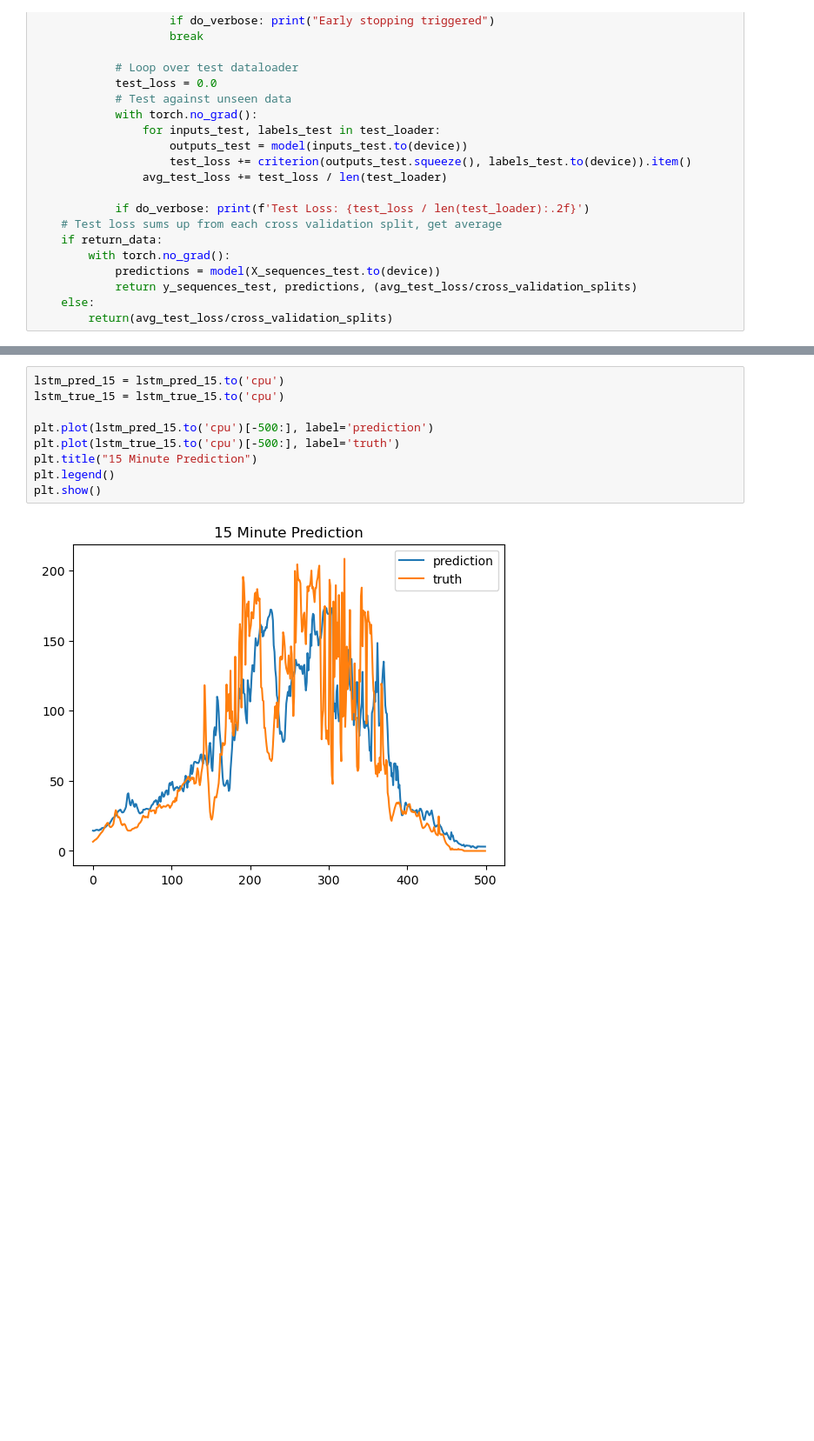
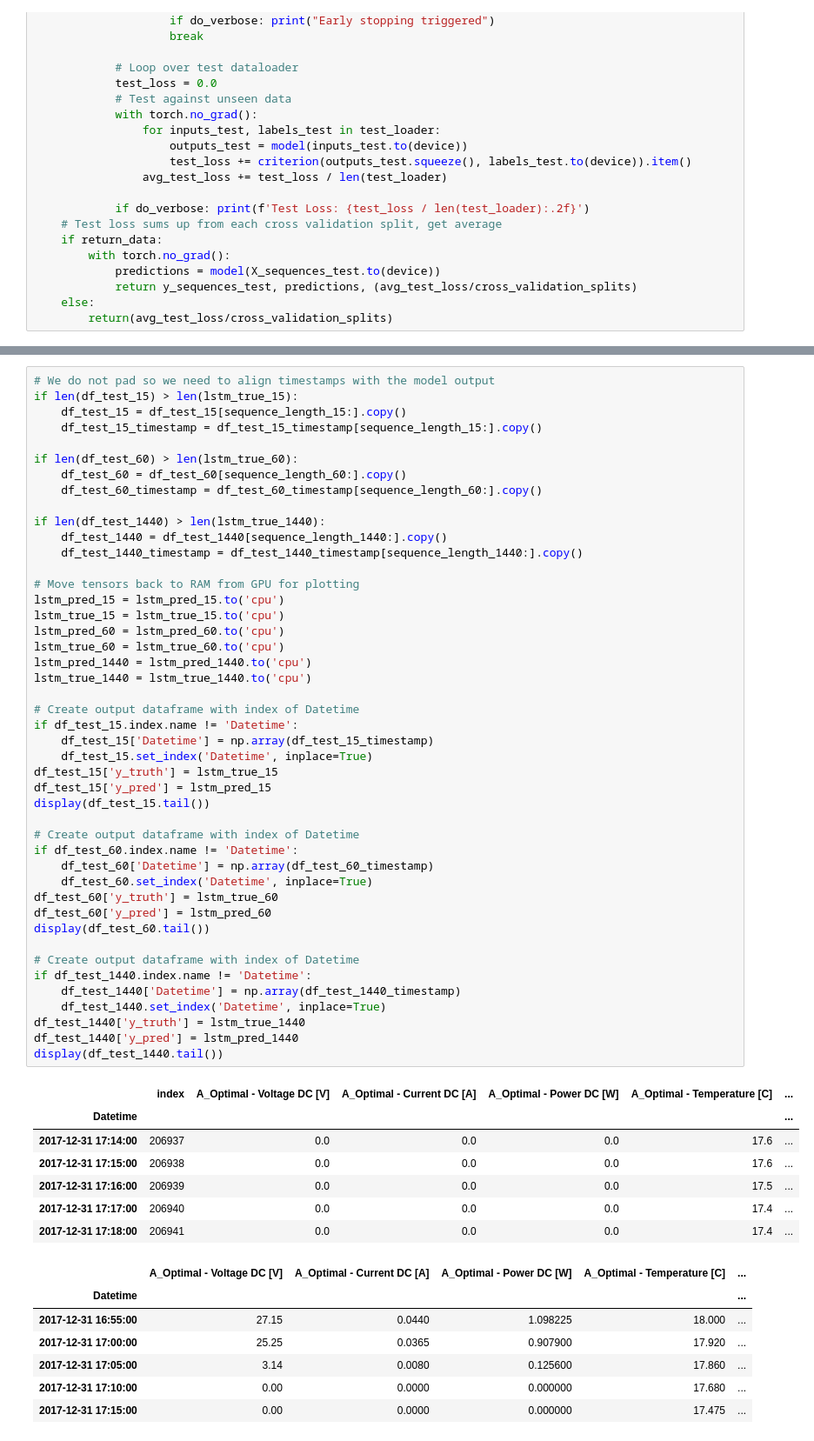
Before and after one commit to navanodonavan/MSAAI530_Final_Project_G6, a Jupyter notebook: MSAAI530_Final_Project_LSTM_Regression.ipynb, the cells around one changed output, grey strips where cells are left out. Shown at 87% size. Drawn from its saved outputs; the diff is of its cells as text; blank space fills up the shorter version.

```diff
--- a/MSAAI530_Final_Project_LSTM_Regression.ipynb
+++ b/MSAAI530_Final_Project_LSTM_Regression.ipynb
@@ -436,11 +477,60 @@ linear_loss_1440=1525.45 lstm_loss_1440=1381.39
-# %%
-lstm_pred_15 = lstm_pred_15.to('cpu')
-lstm_true_15 = lstm_true_15.to('cpu')
-
-plt.plot(lstm_pred_15.to('cpu')[-500:], label='prediction')
-plt.plot(lstm_true_15.to('cpu')[-500:], label='truth')
-plt.title("15 Minute Prediction")
-plt.legend()
-plt.show()
-# %% [output]
-[figure, removed]
+# %%
+# We do not pad so we need to align timestamps with the model output
+if len(df_test_15) > len(lstm_true_15):
+    df_test_15 = df_test_15[sequence_length_15:].copy()
+    df_test_15_timestamp = df_test_15_timestamp[sequence_length_15:].copy()
+
+if len(df_test_60) > len(lstm_true_60):
+    df_test_60 = df_test_60[sequence_length_60:].copy()
+    df_test_60_timestamp = df_test_60_timestamp[sequence_length_60:].copy()
+
+if len(df_test_1440) > len(lstm_true_1440):
+    df_test_1440 = df_test_1440[sequence_length_1440:].copy()
+    df_test_1440_timestamp = df_test_1440_timestamp[sequence_length_1440:].copy()
+
+# Move tensors back to RAM from GPU for plotting
+lstm_pred_15 = lstm_pred_15.to('cpu')
+lstm_true_15 = lstm_true_15.to('cpu')
+lstm_pred_60 = lstm_pred_60.to('cpu')
+lstm_true_60 = lstm_true_60.to('cpu')
+lstm_pred_1440 = lstm_pred_1440.to('cpu')
+lstm_true_1440 = lstm_true_1440.to('cpu')
+
+# Create output dataframe with index of Datetime
+if df_test_15.index.name != 'Datetime':
+    df_test_15['Datetime'] = np.array(df_test_15_timestamp)
+    df_test_15.set_index('Datetime', inplace=True)
+df_test_15['y_truth'] = lstm_true_15
+df_test_15['y_pred'] = lstm_pred_15
+display(df_test_15.tail())
+
+# Create output dataframe with index of Datetime
+if df_test_60.index.name != 'Datetime':
+    df_test_60['Datetime'] = np.array(df_test_60_timestamp)
+    df_test_60.set_index('Datetime', inplace=True)
+df_test_60['y_truth'] = lstm_true_60
+df_test_60['y_pred'] = lstm_pred_60
+display(df_test_60.tail())
+
+# Create output dataframe with index of Datetime
+if df_test_1440.index.name != 'Datetime':
+    df_test_1440['Datetime'] = np.array(df_test_1440_timestamp)
+    df_test_1440.set_index('Datetime', inplace=True)
+df_test_1440['y_truth'] = lstm_true_1440
+df_test_1440['y_pred'] = lstm_pred_1440
+display(df_test_1440.tail())
+# %% [output]
+|  | index | A_Optimal - Voltage DC [V] | A_Optimal - Current DC [A] | A_Optimal - Power DC [W] | A_Optimal - Temperature [C] | ... |
+| Datetime |  |  |  |  |  | ... |
+| 2017-12-31 17:14:00 | 206937 | 0.0 | 0.0 | 0.0 | 17.6 | ... |
+| 2017-12-31 17:15:00 | 206938 | 0.0 | 0.0 | 0.0 | 17.6 | ... |
+| 2017-12-31 17:16:00 | 206939 | 0.0 | 0.0 | 0.0 | 17.5 | ... |
+| 2017-12-31 17:17:00 | 206940 | 0.0 | 0.0 | 0.0 | 17.4 | ... |
+| 2017-12-31 17:18:00 | 206941 | 0.0 | 0.0 | 0.0 | 17.4 | ... |
+|  | A_Optimal - Voltage DC [V] | A_Optimal - Current DC [A] | A_Optimal - Power DC [W] | A_Optimal - Temperature [C] | ... |
+| Datetime |  |  |  |  | ... |
+| 2017-12-31 16:55:00 | 27.15 | 0.0440 | 1.098225 | 18.000 | ... |
+| 2017-12-31 17:00:00 | 25.25 | 0.0365 | 0.907900 | 17.920 | ... |
+| 2017-12-31 17:05:00 | 3.14 | 0.0080 | 0.125600 | 17.860 | ... |
+| 2017-12-31 17:10:00 | 0.00 | 0.0000 | 0.000000 | 17.680 | ... |
+| 2017-12-31 17:15:00 | 0.00 | 0.0000 | 0.000000 | 17.475 | ... |
```
Also changed, not shown: parts of 18 cells of this notebook, 4 other files.
